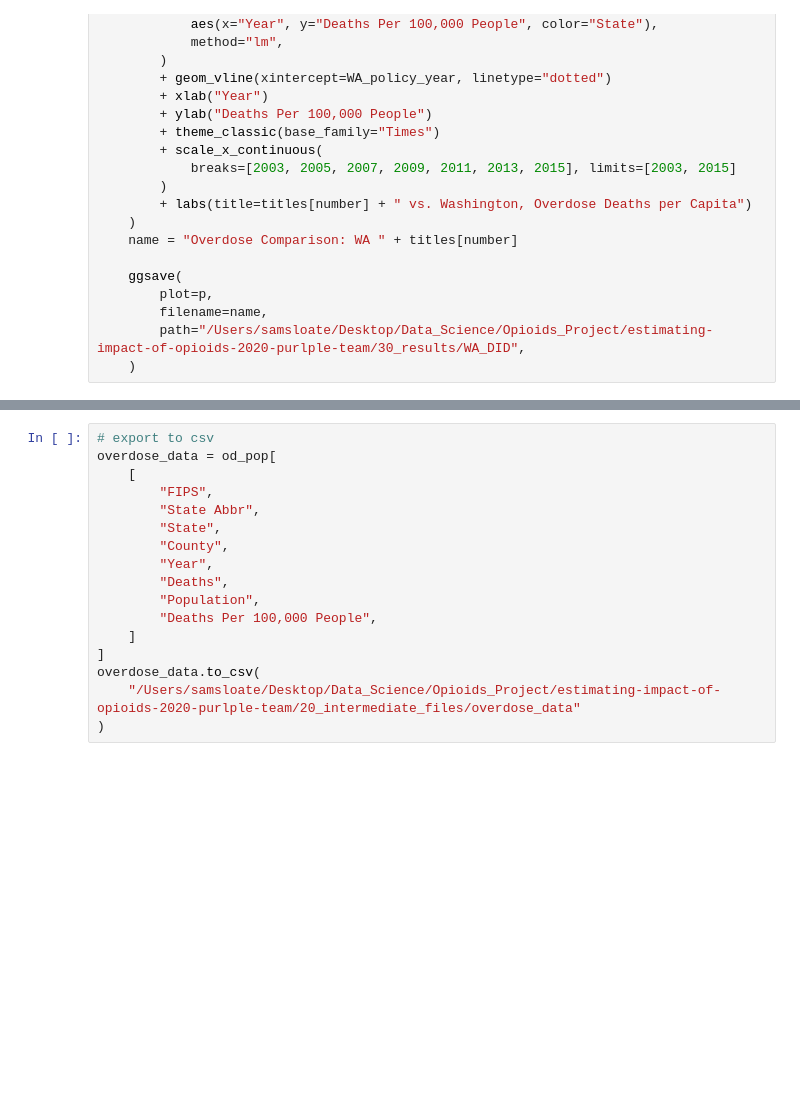
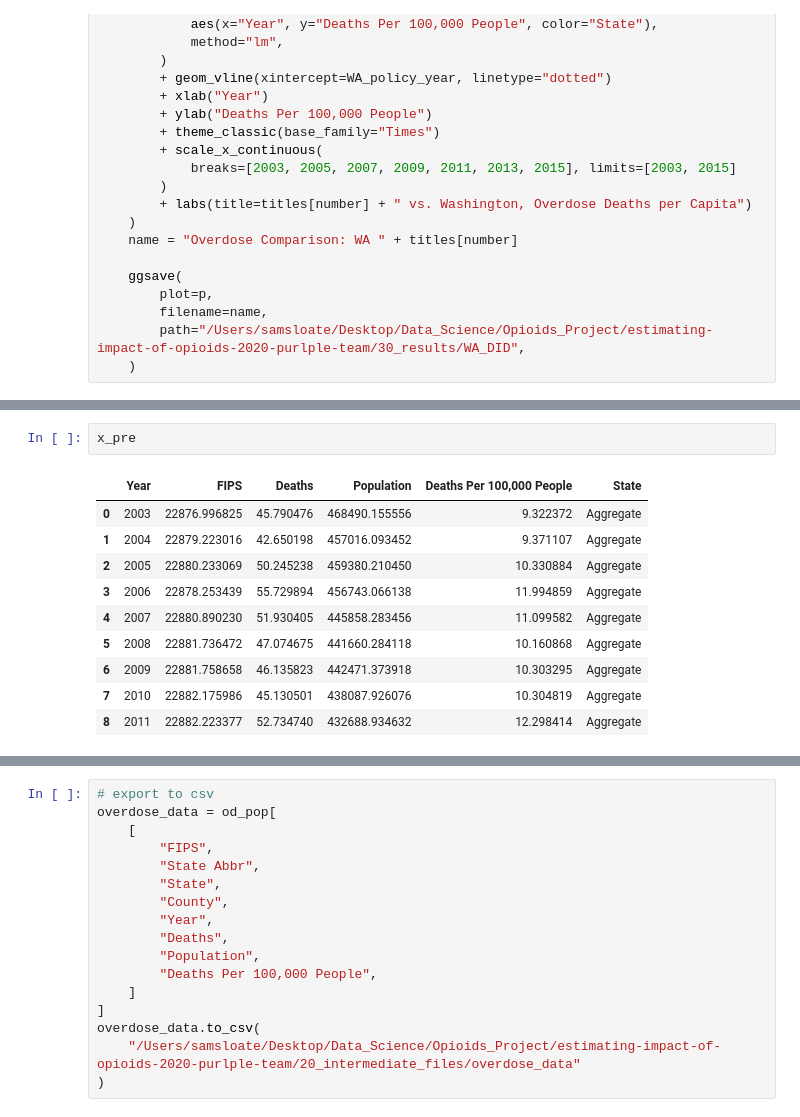
Before and after one commit to TommyTseng1129/Impact-Estimation-of-Opioid-Control-Policies, a Jupyter notebook: 10_code/od_deaths_graphing_code.ipynb, the cells around one changed output, grey strips where cells are left out. Cells and saved outputs as stored; diff of their text form; blank space fills up the shorter version.

```diff
--- a/10_code/od_deaths_graphing_code.ipynb
+++ b/10_code/od_deaths_graphing_code.ipynb
@@ -412,0 +453,13 @@ FL: TN, NC, NH, IA, IL, GA
+# %%
+x_pre
+# %% [output]
+|  | Year | FIPS | Deaths | Population | Deaths Per 100,000 People | State |
+| 0 | 2003 | 22876.996825 | 45.790476 | 468490.155556 | 9.322372 | Aggregate |
+| 1 | 2004 | 22879.223016 | 42.650198 | 457016.093452 | 9.371107 | Aggregate |
+| 2 | 2005 | 22880.233069 | 50.245238 | 459380.210450 | 10.330884 | Aggregate |
+| 3 | 2006 | 22878.253439 | 55.729894 | 456743.066138 | 11.994859 | Aggregate |
+| 4 | 2007 | 22880.890230 | 51.930405 | 445858.283456 | 11.099582 | Aggregate |
+| 5 | 2008 | 22881.736472 | 47.074675 | 441660.284118 | 10.160868 | Aggregate |
+| 6 | 2009 | 22881.758658 | 46.135823 | 442471.373918 | 10.303295 | Aggregate |
+| 7 | 2010 | 22882.175986 | 45.130501 | 438087.926076 | 10.304819 | Aggregate |
+| 8 | 2011 | 22882.223377 | 52.734740 | 432688.934632 | 12.298414 | Aggregate |
```
Also changed, not shown: parts of 21 cells of this notebook.
